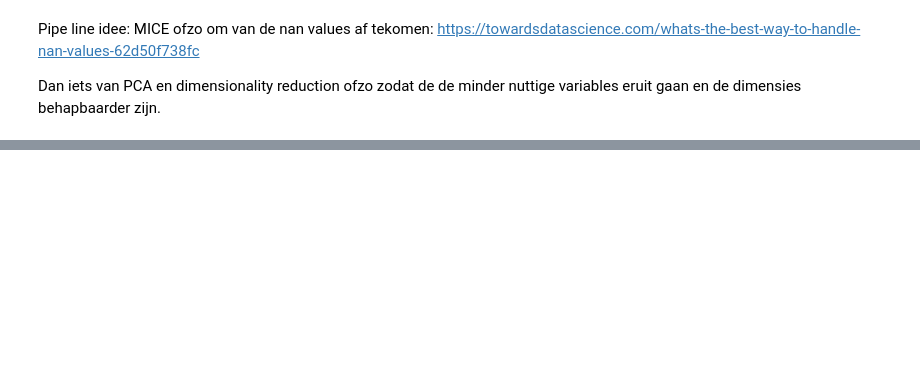
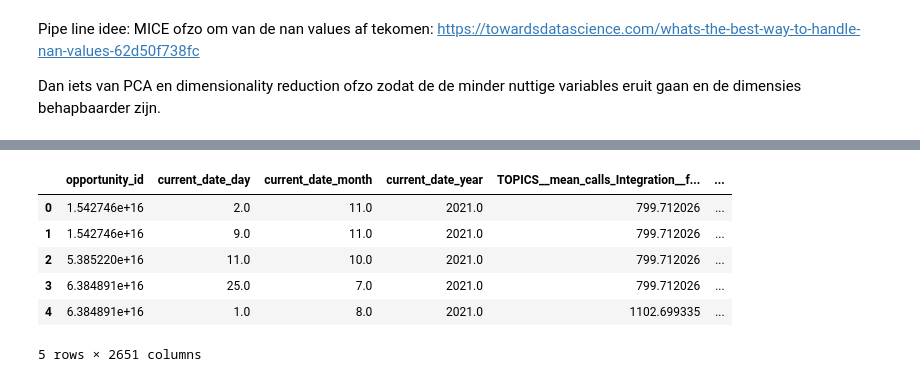
Before and after one commit to JvdWindt/Applied_Machine_Learning, a Jupyter notebook: Problem_set_1_AML.ipynb, the cells around one changed output, grey strips where cells are left out. Drawn from its saved outputs; the diff is of its cells as text; code cells hidden in the pictures; blank space fills up the shorter version.

```diff
--- a/Problem_set_1_AML.ipynb
+++ b/Problem_set_1_AML.ipynb
@@ -41,3 +68,8 @@ MICE ofzo om van de nan values af tekomen:
 https://towardsdatascience.com/whats-the-best-way-to-handle-nan-values-62d50f738fc
 
 Dan iets van PCA en dimensionality reduction ofzo zodat de de minder nuttige variables eruit gaan en de dimensies behapbaarder zijn.
+# %%
+from sklearn import impute
+knn_imputer = impute.KNNImputer(n_neighbors=2, weights="uniform")
+data_complete = knn_imputer.fit_transform(data)
+print(data_complete)
@@ -43,0 +111,11 @@ Dan iets van PCA en dimensionality reduction ofzo zodat de de minder nuttige var
+# %%
+data_complete = pd.DataFrame(data_complete, columns = data.columns)
+data_complete.head()
+# %% [output]
+|  | opportunity_id | current_date_day | current_date_month | current_date_year | TOPICS__mean_calls_Integration__f... | ... |
+| 0 | 1.542746e+16 | 2.0 | 11.0 | 2021.0 | 799.712026 | ... |
+| 1 | 1.542746e+16 | 9.0 | 11.0 | 2021.0 | 799.712026 | ... |
+| 2 | 5.385220e+16 | 11.0 | 10.0 | 2021.0 | 799.712026 | ... |
+| 3 | 6.384891e+16 | 25.0 | 7.0 | 2021.0 | 799.712026 | ... |
+| 4 | 6.384891e+16 | 1.0 | 8.0 | 2021.0 | 1102.699335 | ... |
+5 rows × 2651 columns
```
Also changed, not shown: parts of 4 cells of this notebook.
